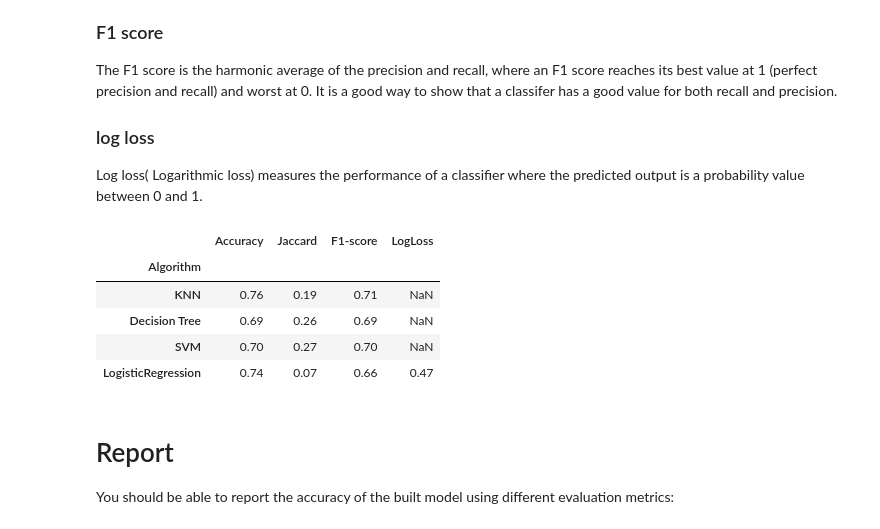
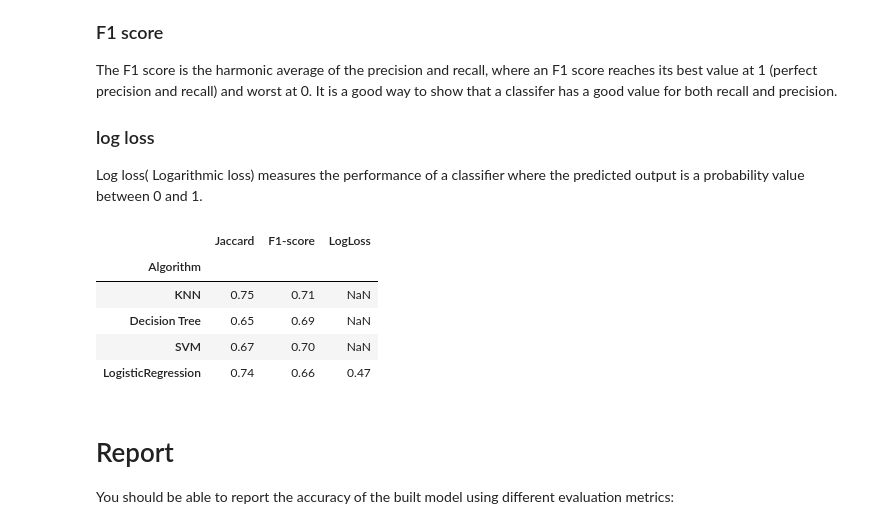
Before and after one commit to levorato/coursera-ibm-ml-python, a Jupyter notebook: TheBestClassifier.ipynb, the cells around one changed output. Saved outputs shown, nothing was run; the diff lists cells and outputs as text; code cells hidden in the pictures.

```diff
--- a/TheBestClassifier.ipynb
+++ b/TheBestClassifier.ipynb
@@ -599,7 +599,7 @@ yhat_dict['LogisticRegression'] = lr_clf.predict(X_test)
 metrics_list = []
 for clf_name, yhat in yhat_dict.items():
     accuracy = np.round(metrics.accuracy_score(y_test, yhat), 2)
-    jaccard = np.round(jaccard_score(y_test, yhat, pos_label=1), 2)
+    jaccard = np.round(metrics.jaccard_score(y_test, yhat, pos_label=0), 2)
     f1 = np.round(f1_score(y_test, yhat, average='weighted'), 2)
     if clf_name == 'LogisticRegression':
         # **predict_proba**  returns estimates for all classes, ordered by the label of classes.
@@ -607,7 +607,7 @@ for clf_name, yhat in yhat_dict.items():
         logloss = np.round(log_loss(y_test, yhat_prob), 2)
     else:
         logloss = np.nan
-    metrics_list.append((clf_name, accuracy, jaccard, f1, logloss))
+    metrics_list.append((clf_name, jaccard, f1, logloss))
 # end for
 metrics_list
 # %% [output]
@@ -628,15 +628,15 @@ The F1 score is the harmonic average of the precision and recall, where an F1
 
 Log loss( Logarithmic loss) measures the performance of a classifier where the predicted output is a probability value between 0 and 1.
 # %%
-metrics_df = pd.DataFrame.from_records(metrics_list, columns=['Algorithm', 'Accuracy', 'Jaccard', 'F1-score', 'LogLoss']).set_index(['Algorithm'])
+metrics_df = pd.DataFrame.from_records(metrics_list, columns=['Algorithm', 'Jaccard', 'F1-score', 'LogLoss']).set_index(['Algorithm'])
 metrics_df
 # %% [output]
-|  | Accuracy | Jaccard | F1-score | LogLoss |
-| Algorithm |  |  |  |  |
-| KNN | 0.76 | 0.19 | 0.71 | NaN |
-| Decision Tree | 0.69 | 0.26 | 0.69 | NaN |
-| SVM | 0.70 | 0.27 | 0.70 | NaN |
-| LogisticRegression | 0.74 | 0.07 | 0.66 | 0.47 |
+|  | Jaccard | F1-score | LogLoss |
+| Algorithm |  |  |  |
+| KNN | 0.75 | 0.71 | NaN |
+| Decision Tree | 0.65 | 0.69 | NaN |
+| SVM | 0.67 | 0.70 | NaN |
+| LogisticRegression | 0.74 | 0.66 | 0.47 |
 # %% [markdown]
 # Report
 
```
Also changed, not shown: parts of 3 cells of this notebook.
